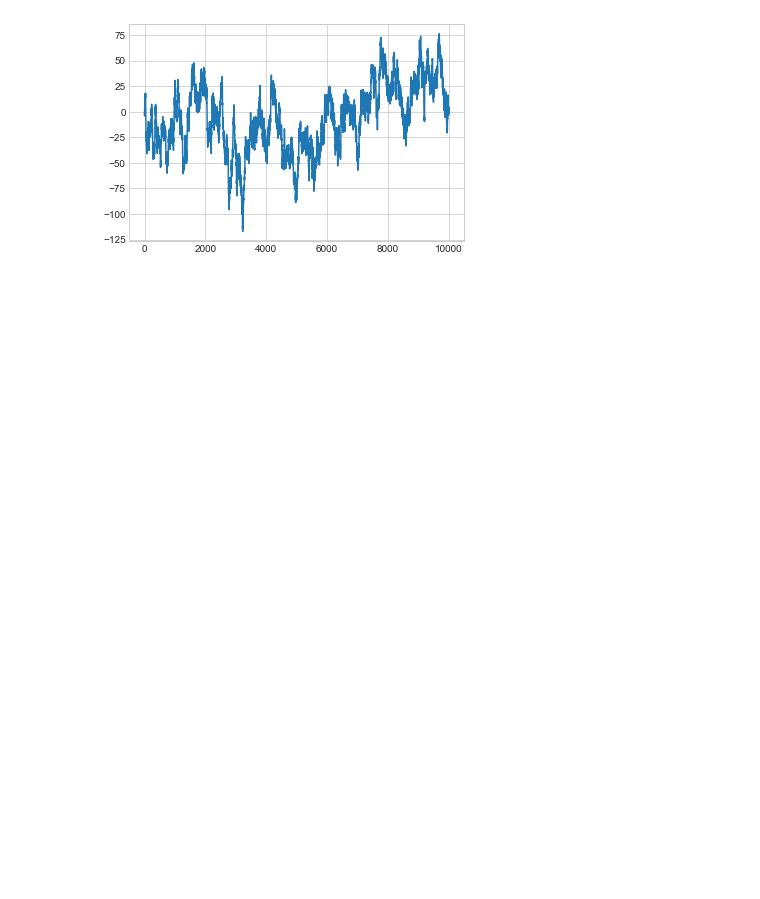
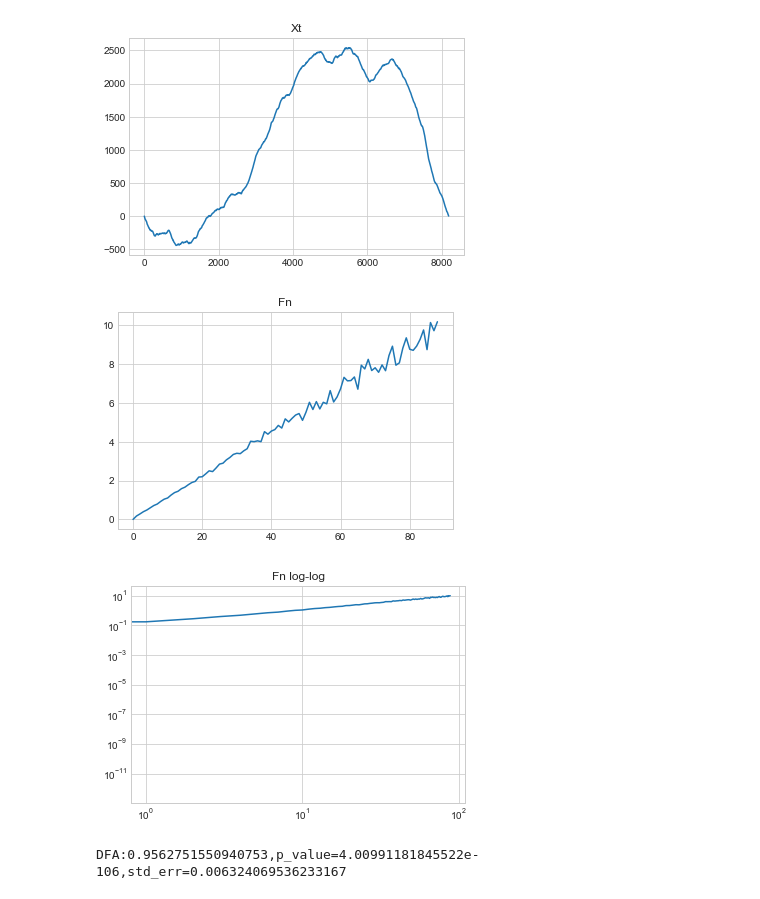
Before and after one commit to amor71/time-series-analysis, a Jupyter notebook: analyzers/DFA.ipynb, the cells around one changed output. Drawn from its saved outputs; the diff is of its cells as text; code cells hidden in the pictures; blank space fills up the shorter version.

```diff
--- a/analyzers/DFA.ipynb
+++ b/analyzers/DFA.ipynb
@@ -28,5 +28,5 @@ plt.show()
 # %%
-from math import sqrt
+from math import sqrt, ceil
 from scipy import stats
 
 def Xt(time_series):
@@ -43,12 +43,13 @@ def Yt(Xt, n):
     for i in range(0, int(len(Xt)/n)*n, n):
         slope, intercept, r_value, p_value, std_err = stats.linregress( range(n), Xt[i:i+n])
         rc.append(slope)
-        b = calc_b(i, Xt[i], slope)
 
-        #plt.plot(range(i, i+n), [slope*x +b for x in range(i, i+n)], color="red")
-        #plt.plot(range(i, i+n), [Xt[x] for x in range(i, i+n)], color="green")
+#        b = calc_b(i, Xt[i], slope)
+#        plt.plot(range(i, i+n), [slope*x +b for x in range(i, i+n)], color="red")
+#        plt.plot(range(i, i+n), [Xt[x] for x in range(i, i+n)], color="green")
+#        plt.title(f"Yt (n={n})")
+#    plt.show()
 
-    #plt.show()
     return rc
 
 
@@ -57,47 +58,48 @@ def Fn(Xt, n):
     rc = []
 
     Yt_ = Yt(Xt, n)
     s = 0
-    pos = 0
-    internal_pos = 0
-    b = calc_b(Yt_[s], 0, Xt[0])
+    b = calc_b(0, Xt[0], Yt_[0])
 
     for t in range (1, int(len(Xt)/n)*n+1):
         yn = (t - 1) * Yt_[s] + b
         rc.append((Xt[t - 1] - yn)**2)
         if (t % n) == 0:
             s += 1
+
             if s >= len(Yt_):
                 break
             b = calc_b(t, Xt[t], Yt_[s])
 
     return sqrt(1.0 * sum(rc) / len(rc))
 
 Xt_ = Xt(time_series)
 
 plt.plot(Xt_)
+plt.title("Xt")
 plt.show()
 rs = []
 
-
-for n in range(8, len(Xt_)):
+for n in range(2, int(ceil(sqrt(len(time_series))))):
     rs.append(Fn(Xt_, n))
 
+plt.plot(rs)
+plt.title("Fn")
+plt.show()
 
-#print(f"rs={rs}")
 plt.plot(rs)
 plt.xscale("log")
 plt.yscale("log")
-plt.title("R/S log-log")
+plt.title("Fn log-log")
 plt.show()
-
-plt.plot(rs)
-plt.title("R/S")
-plt.show()
 # %% [output]
-[figure, old version]
+[figure, new version]
+[figure, added]
+[figure, added]
 # %%
 from math import log
 
-slope, intercept, r_value, p_value, std_err = stats.linregress( [log(x, 10) for x in range(1,len(rs)+1)], [log(x, 10) for x in rs])
+slope, intercept, r_value, p_value, std_err = stats.linregress( [log(x, 10) for x in range(1,len(rs))], [log(x, 10) for x in rs[1:]])
 print(f"DFA:{slope},p_value={p_value},std_err={std_err}")
+# %% [output]
+DFA:0.9562751550940753,p_value=4.00991181845522e-106,std_err=0.006324069536233167
```
Also changed, not shown: parts of 2 cells of this notebook, 2 other files.
